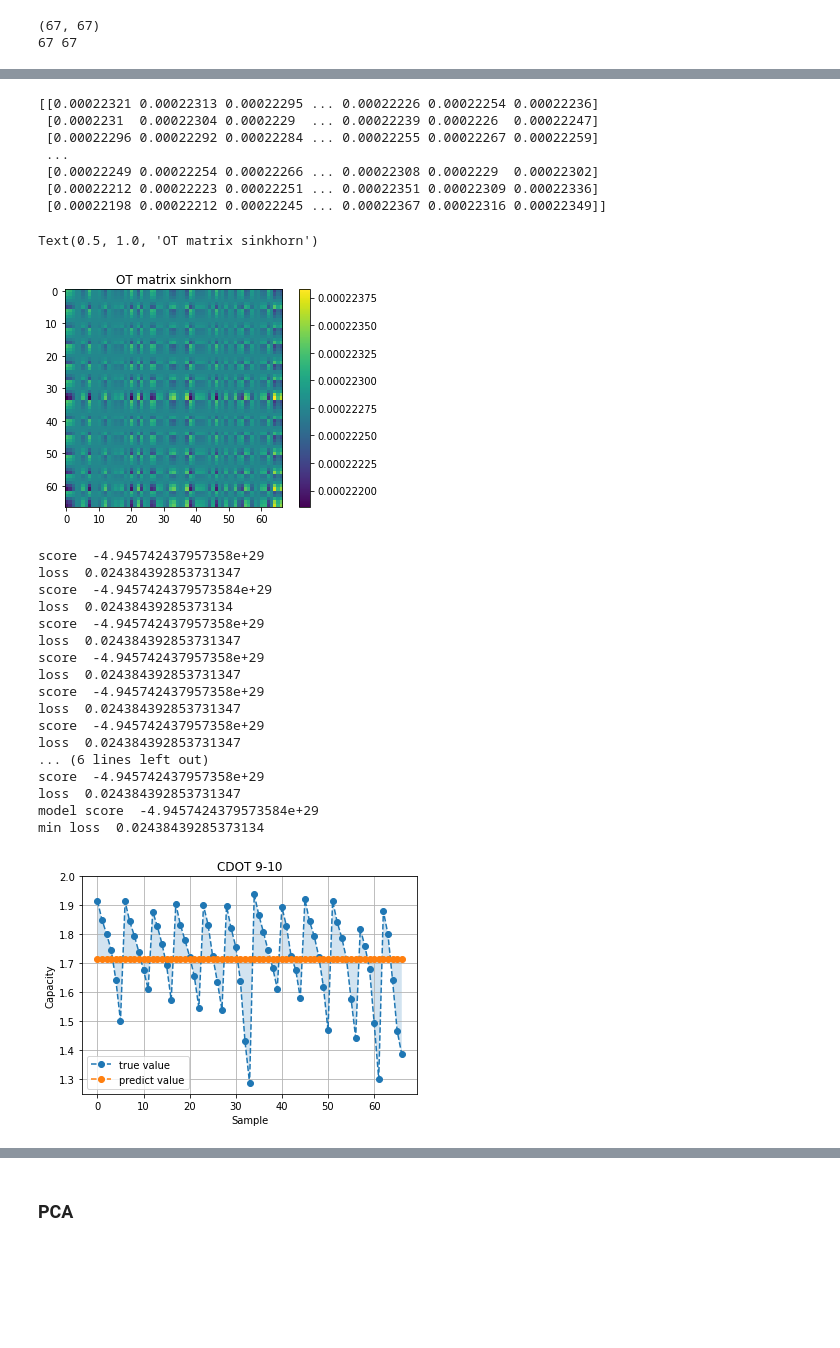
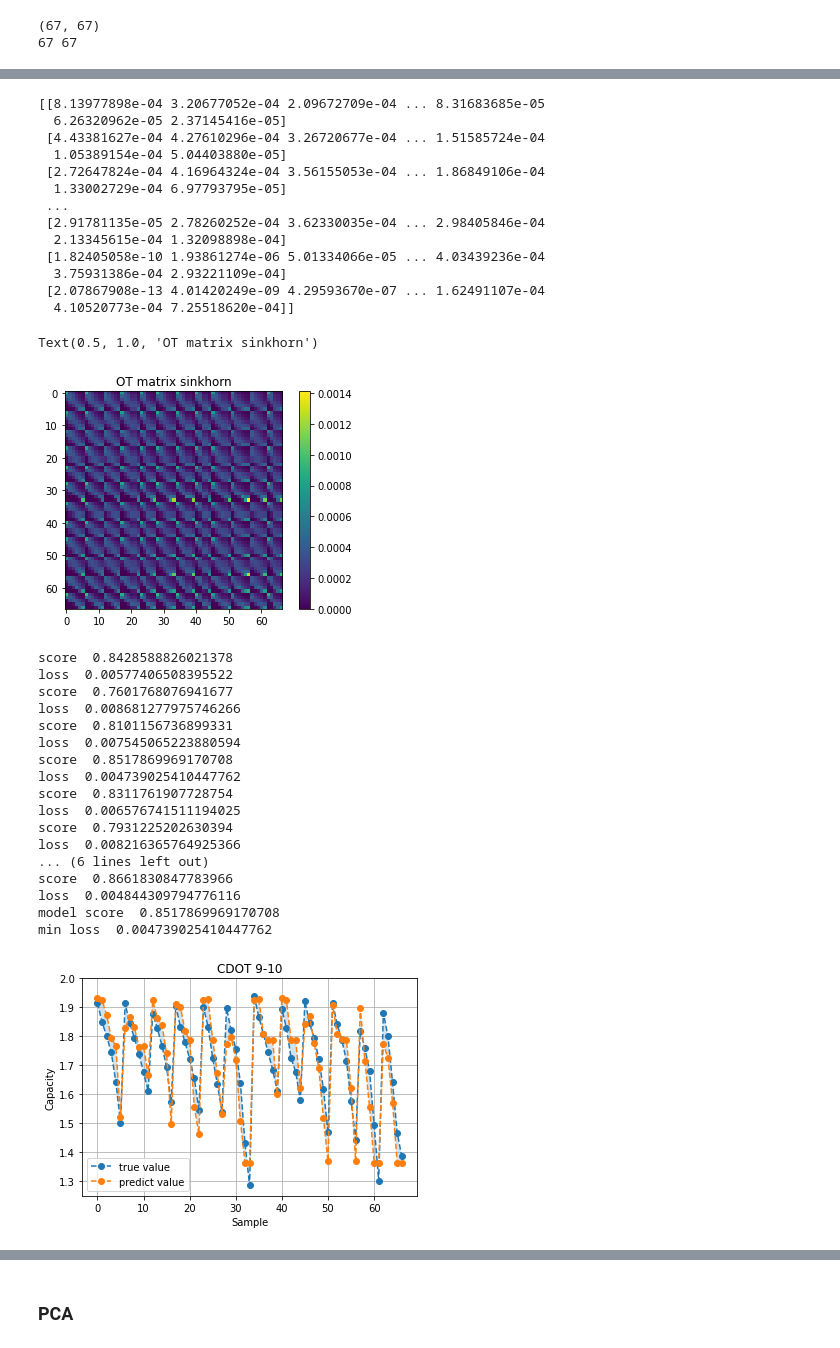
Before and after one commit to hbing-l/cdot, a Jupyter notebook: cdot-update.ipynb, the cells around one changed output, grey strips where cells are left out. Cells and saved outputs as stored; diff of their text form; code cells hidden in the pictures; blank space fills up the shorter version.

```diff
--- a/cdot-update.ipynb
+++ b/cdot-update.ipynb
@@ -13,14 +13,19 @@ import os
 [10 15 25 20 30 35 40 45 50]
 # %%
 # load data
-soc5 = pd.read_excel('/Users/liuhanbing/Desktop/code/out_SOC_005-075_excel/out-SOC-030.xlsx', engine='openpyxl').values
-soc10 = pd.read_excel('/Users/liuhanbing/Desktop/code/out_SOC_005-075_excel/out-SOC-035.xlsx', engine='openpyxl').values
+soc5 = pd.read_excel('/Users/liuhanbing/Desktop/code/out_SOC_005-075_excel/out-SOC-010.xlsx', engine='openpyxl').values
+soc10 = pd.read_excel('/Users/liuhanbing/Desktop/code/out_SOC_005-075_excel/out-SOC-015.xlsx', engine='openpyxl').values
 label = pd.read_excel('/Users/liuhanbing/Desktop/code/cdot/source.xlsx', engine='openpyxl').values
 
 soc5_xs = soc5[:, 2 : 23] # (67, 21)
 soc5_ys = soc5[:, 1] # (67, )
-soc5_ys = label[:, 1]
 
 soc10_xt = soc10[:, 2 : 23] # (67, 21)
 soc10_yt = soc10[:, 1] # (67, )
-print(soc10_yt.shape)
+
+# sort = np.random.choice(range(soc10_xt.shape[0]), 10, False)
+# soc10_xt = soc10_xt[sort]
+# soc10_yt = soc10_yt[sort]
+
+# soc5_xs = soc5_xs[sort]
+# soc5_ys = label[:, 1]
@@ -74,17 +77,23 @@ for i in range(max_epoch):
     c /= c.max()
     gamma = ot.sinkhorn(a, b, c, 1+step_size*lambd)
 
-# gamma = gamma0
+gamma = gamma0
 
 print(gamma)
 # %% [output]
-[[0.00022321 0.00022313 0.00022295 ... 0.00022226 0.00022254 0.00022236]
- [0.0002231  0.00022304 0.0002229  ... 0.00022239 0.0002226  0.00022247]
- [0.00022296 0.00022292 0.00022284 ... 0.00022255 0.00022267 0.00022259]
+[[8.13977898e-04 3.20677052e-04 2.09672709e-04 ... 8.31683685e-05
+  6.26320962e-05 2.37145416e-05]
+ [4.43381627e-04 4.27610296e-04 3.26720677e-04 ... 1.51585724e-04
+  1.05389154e-04 5.04403880e-05]
+ [2.72647824e-04 4.16964324e-04 3.56155053e-04 ... 1.86849106e-04
+  1.33002729e-04 6.97793795e-05]
  ...
- [0.00022249 0.00022254 0.00022266 ... 0.00022308 0.0002229  0.00022302]
- [0.00022212 0.00022223 0.00022251 ... 0.00022351 0.00022309 0.00022336]
- [0.00022198 0.00022212 0.00022245 ... 0.00022367 0.00022316 0.00022349]]
+ [2.91781135e-05 2.78260252e-04 3.62330035e-04 ... 2.98405846e-04
+  2.13345615e-04 1.32098898e-04]
+ [1.82405058e-10 1.93861274e-06 5.01334066e-05 ... 4.03439236e-04
+  3.75931386e-04 2.93221109e-04]
+ [2.07867908e-13 4.01420249e-09 4.29593670e-07 ... 1.62491107e-04
+  4.10520773e-04 7.25518620e-04]]
 # %%
 xt = n1 * gamma.dot(soc10_xt)
 # yt = n1 * gamma.T.dot(soc5_ys)
@@ -117,7 +126,7 @@ pl.title('OT matrix sinkhorn')
 # pl.show()
 # %% [output]
 Text(0.5, 1.0, 'OT matrix sinkhorn')
-[figure, old version]
+[figure, new version]
 # %%
 from sklearn import svm
 import matplotlib.pyplot as plt
@@ -163,42 +172,42 @@ writer.save()
 
 writer.close()
 # %% [output]
-score  -4.945742437957358e+29
-loss  0.024384392853731347
-score  -4.9457424379573584e+29
-loss  0.02438439285373134
-score  -4.945742437957358e+29
-loss  0.024384392853731347
-score  -4.945742437957358e+29
-loss  0.024384392853731347
-score  -4.945742437957358e+29
-loss  0.024384392853731347
-score  -4.945742437957358e+29
-loss  0.024384392853731347
+score  0.8428588826021378
+loss  0.00577406508395522
+score  0.7601768076941677
+loss  0.008681277975746266
+score  0.8101156736899331
+loss  0.007545065223880594
+score  0.8517869969170708
+loss  0.004739025410447762
+score  0.8311761907728754
+loss  0.006576741511194025
+score  0.7931225202630394
+loss  0.008216365764925366
 ... (6 lines left out)
-score  -4.945742437957358e+29
-loss  0.024384392853731347
-model score  -4.9457424379573584e+29
-min loss  0.02438439285373134
+score  0.8661830847783966
+loss  0.004844309794776116
+model score  0.8517869969170708
+min loss  0.004739025410447762
 # %%
 y = np.zeros((67,1))
 y[:,0] = soc10_yt[:]
 plt.figure()
-plt.plot(np.arange(67), soc10_yt,'o--',label='true value')
-plt.plot(np.arange(67), bestresult,'o--',label='predict value')
+plt.plot(y,'o--',label='true value')
+plt.plot(bestresult,'o--',label='predict value')
 
 plt.grid()
 plt.title('score: %f'%score)
 
 plt.title('CDOT 9-10')
 plt.xlabel('Sample')
 plt.ylabel('Capacity')
 plt.legend()
 plt.fill_between(np.arange(67), bestresult.squeeze(), y.squeeze(), alpha=0.2)
 plt.ylim([1.25, 2])
 plt.show()
 # %% [output]
-[figure, old version]
+[figure, new version]
 # %%
 soc0_x = soc5_xs
 gamma_t0 = gamma
```
Also changed, not shown: parts of 3 cells of this notebook, 7 other files.
